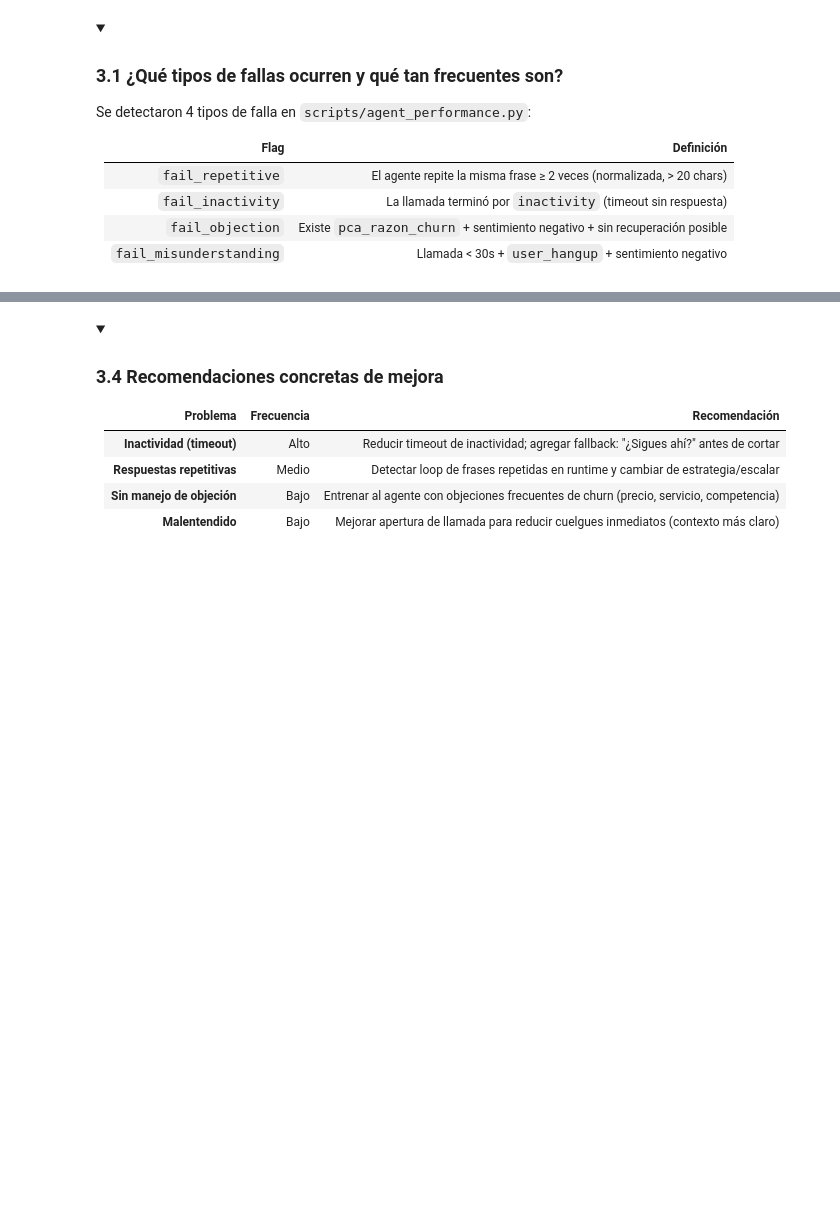
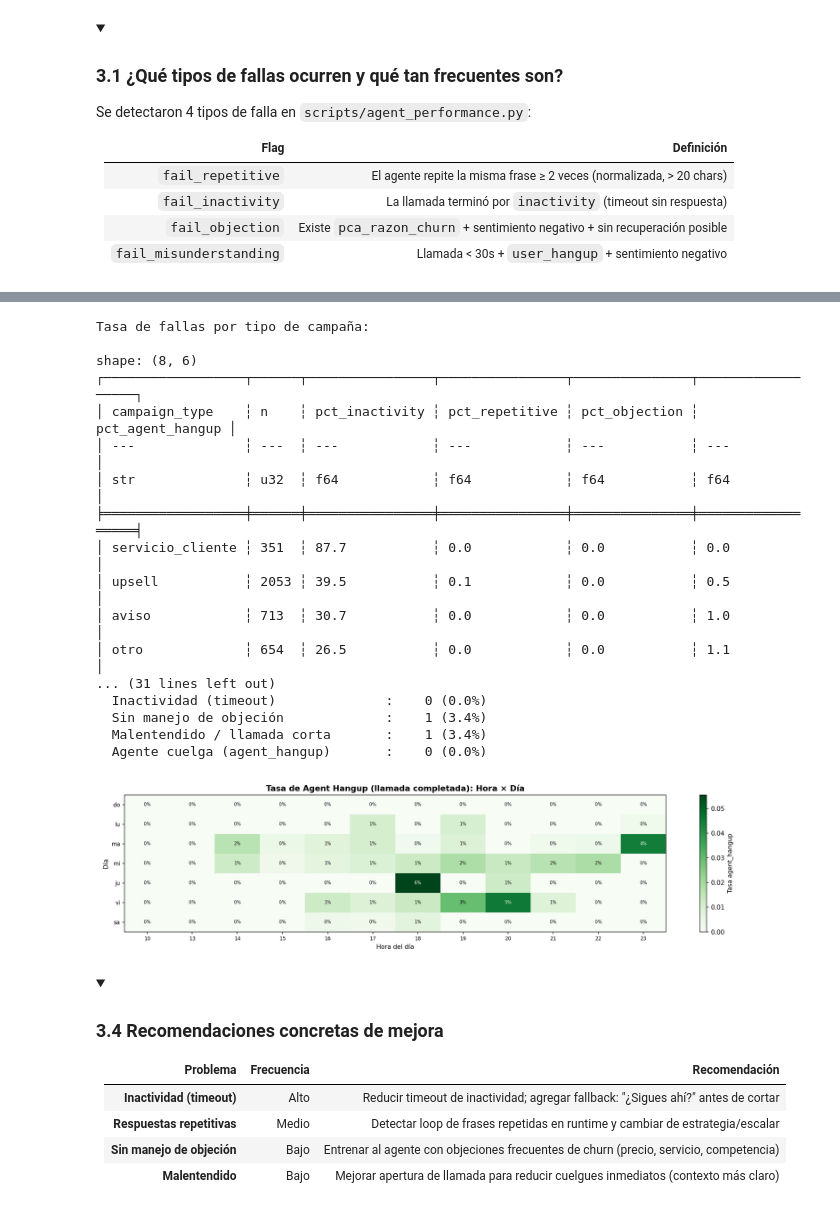
Before and after one commit to LotusZaheer/Yarvis-challenge, a Jupyter notebook: main.ipynb, the cells around one changed output, grey strips where cells are left out. Saved outputs shown, nothing was run; the diff lists cells and outputs as text; code cells hidden in the pictures; blank space fills up the shorter version.

```diff
--- a/main.ipynb
+++ b/main.ipynb
@@ -928,32 +1035,59 @@ for col, label in zip(fail_cols, fail_labels):
 </details>
 # %%
 # Tasa de fallas por tipo de campaña
-print("Tasa de inactividad por tipo de campaña:\n")
+print("Tasa de fallas por tipo de campaña:\n")
 inact_by_camp = (
     df_connected.group_by("campaign_type")
     .agg([
         pl.len().alias("n"),
         pl.col("fail_inactivity").sum().alias("n_inactivity"),
         pl.col("fail_repetitive").sum().alias("n_repetitive"),
+        pl.col("fail_objection").sum().alias("n_objection"),
+        pl.col("fail_agent_hangup").sum().alias("n_agent_hangup"),
     ])
     .with_columns([
-        (pl.col("n_inactivity") / pl.col("n") * 100).round(1).alias("pct_inactivity"),
-        (pl.col("n_repetitive") / pl.col("n") * 100).round(1).alias("pct_repetitive"),
+        (pl.col("n_inactivity")   / pl.col("n") * 100).round(1).alias("pct_inactivity"),
+        (pl.col("n_repetitive")   / pl.col("n") * 100).round(1).alias("pct_repetitive"),
+        (pl.col("n_objection")    / pl.col("n") * 100).round(1).alias("pct_objection"),
+        (pl.col("n_agent_hangup") / pl.col("n") * 100).round(1).alias("pct_agent_hangup"),
     ])
     .sort("pct_inactivity", descending=True)
 )
-print(inact_by_camp.select(["campaign_type", "n", "pct_inactivity", "pct_repetitive"]))
+print(inact_by_camp.select(["campaign_type", "n", "pct_inactivity", "pct_repetitive", "pct_objection", "pct_agent_hangup"]))
 
 # Fallas por cluster
 print("\nFallas por cluster:\n")
 for cid in sorted(df_connected.filter(pl.col("cluster_id") >= 0)["cluster_id"].unique().to_list()):
     sub = df_connected.filter(pl.col("cluster_id") == cid)
     n = sub.height
-    print(f"Cluster {cid} ({n:,} llamadas):")
-    for col, label in zip(fail_cols, fail_labels):
+    label = CLUSTER_LABELS.get(cid, f"Cluster {cid}")
+    print(f"Cluster {cid} — {label} ({n:,} llamadas):")
+    for col, lbl in zip(fail_cols, fail_labels):
         count = sub[col].sum()
-        print(f"  {label:30s}: {count:4,} ({count/n*100:.1f}%)")
+        print(f"  {lbl:35s}: {count:4,} ({count/n*100:.1f}%)")
     print()
+
+# Heatmap agent_hangup por hora × día (señal de abandono prematuro del agente)
+display(IPImage(str(FIGURES / "heatmap_agent_hangup_hour_dow.png")))
+# %% [output]
+Tasa de fallas por tipo de campaña:
+
+shape: (8, 6)
+┌──────────────────┬──────┬────────────────┬────────────────┬───────────────┬──────────────────┐
+│ campaign_type    ┆ n    ┆ pct_inactivity ┆ pct_repetitive ┆ pct_objection ┆ pct_agent_hangup │
+│ ---              ┆ ---  ┆ ---            ┆ ---            ┆ ---           ┆ ---              │
+│ str              ┆ u32  ┆ f64            ┆ f64            ┆ f64           ┆ f64              │
+╞══════════════════╪══════╪════════════════╪════════════════╪═══════════════╪══════════════════╡
+│ servicio_cliente ┆ 351  ┆ 87.7           ┆ 0.0            ┆ 0.0           ┆ 0.0              │
+│ upsell           ┆ 2053 ┆ 39.5           ┆ 0.1            ┆ 0.0           ┆ 0.5              │
+│ aviso            ┆ 713  ┆ 30.7           ┆ 0.0            ┆ 0.0           ┆ 1.0              │
+│ otro             ┆ 654  ┆ 26.5           ┆ 0.0            ┆ 0.0           ┆ 1.1              │
+... (31 lines left out)
+  Inactividad (timeout)              :    0 (0.0%)
+  Sin manejo de objeción             :    1 (3.4%)
+  Malentendido / llamada corta       :    1 (3.4%)
+  Agente cuelga (agent_hangup)       :    0 (0.0%)
+[figure, added]
 # %% [markdown]
 <details open>
 <summary><h3>3.4 Recomendaciones concretas de mejora</h3></summary>
```
Also changed, not shown: parts of 9 cells of this notebook, 3 other files.
